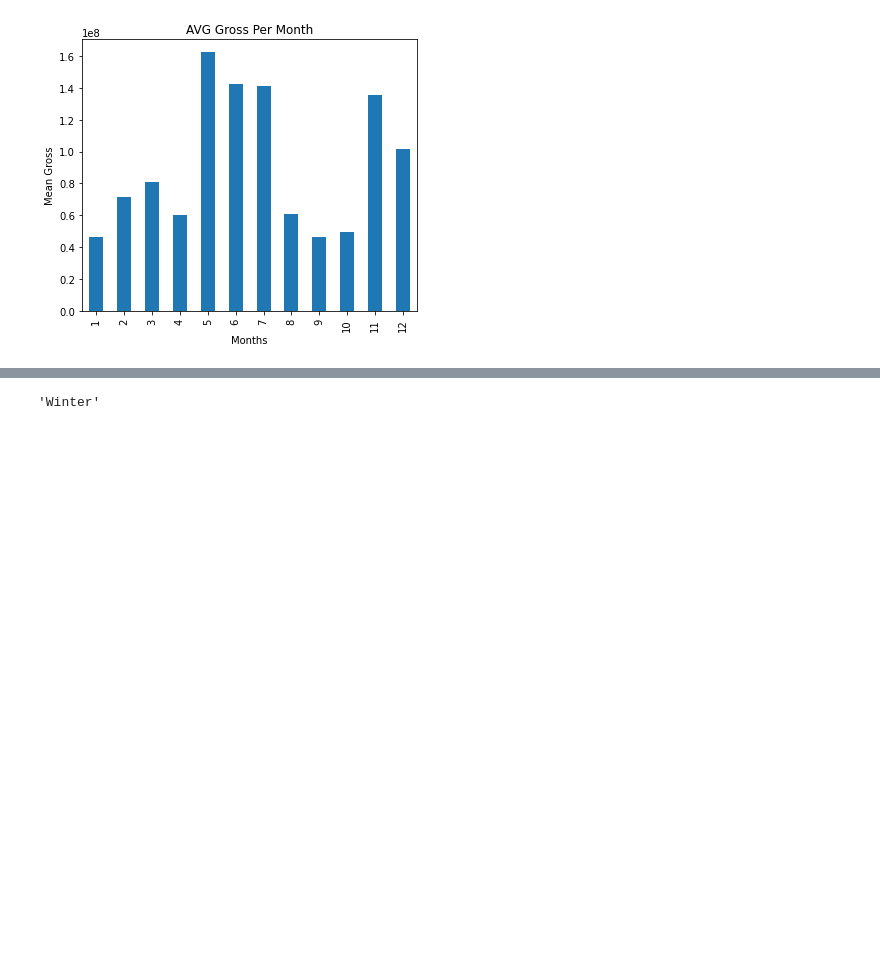
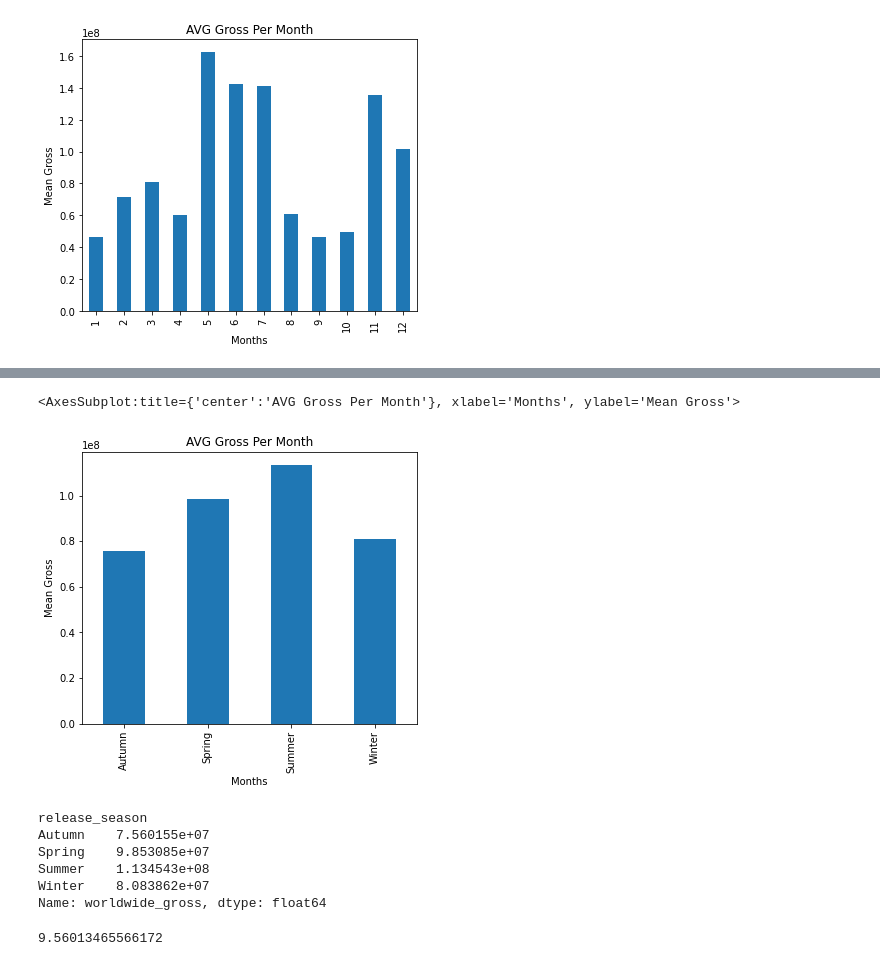
Before and after one commit to ndsecond/capstone-pod-7, a Jupyter notebook: notebooks/nuri-dir/Nuri.ipynb, the cells around one changed output, grey strips where cells are left out. Saved outputs shown, nothing was run; the diff lists cells and outputs as text; code cells hidden in the pictures; blank space fills up the shorter version.

Commit message:
did work on notebook with justin and got z value for summer against the whole mean

```diff
--- a/notebooks/nuri-dir/Nuri.ipynb
+++ b/notebooks/nuri-dir/Nuri.ipynb
@@ -72,3 +66,6 @@ by_month.plot(kind='bar', title='AVG Gross Per Month', ylabel='Mean Gross',
 # %% [output]
 <AxesSubplot:title={'center':'AVG Gross Per Month'}, xlabel='Months', ylabel='Mean Gross'>
 [figure]
+# %%
+tn_budgets["release_season"] = tn_budgets["release_date"].dt.quarter
+tn_budgets
@@ -75,18 +86,38 @@ by_month.plot(kind='bar', title='AVG Gross Per Month', ylabel='Mean Gross',
 # %%
-def month_to_season(month):
-    season_month = {
-            "12":'Winter', "1":'Winter', "2":'Winter',
-            "3":'Spring', "4":'Spring', "5":'Spring',
-            "6":'Summer', "7":'Summer', "8":'Summer',
-            "9":'Autumn', "10":'Autumn', "11":'Autumn'}
-    return season_month.get(month)
-month_to_season("12")
+season_month = {
+            12:'Winter', 1:'Winter', 2:'Winter',
+            3:'Spring', 4:'Spring', 5:'Spring',
+            6:'Summer', 7:'Summer', 8:'Summer',
+            9:'Autumn', 10:'Autumn', 11:'Autumn'}
 
-season_list = []
 
-for month in tn_budgets['release_month']:
-    season_list.append(season)
-
-df['Season'] = season_list
+tn_budgets['release_season'] = tn_budgets["release_month"].map(season_month)
+by_season = tn_budgets.groupby("release_season")["worldwide_gross"].mean()
-# %% [output]
-'Winter'
+# %%
+by_season.plot(kind='bar', title='AVG Gross Per Month', ylabel='Mean Gross',
+         xlabel='Months', figsize=(6, 5))
+# %% [output]
+<AxesSubplot:title={'center':'AVG Gross Per Month'}, xlabel='Months', ylabel='Mean Gross'>
+[figure, added]
+# %%
+season_mean = tn_budgets.groupby("release_season")["worldwide_gross"].mean()
+season_mean
+# %% [output]
+release_season
+Autumn    7.560155e+07
+Spring    9.853085e+07
+Summer    1.134543e+08
+Winter    8.083862e+07
+Name: worldwide_gross, dtype: float64
+# %%
+import scipy.stats as stats
+from math import sqrt
+x_bar = 113454300 # sample mean of summer
+n = 5782 # number of all inputs
+sigma = 174720000 # sd of all inputs
+mu = 91487460 # all inputs mean
+
+z = (x_bar - mu)/(sigma/sqrt(n))
+z
+# %% [output]
+9.56013465566172
```
Also changed, not shown: parts of 5 cells of this notebook.
